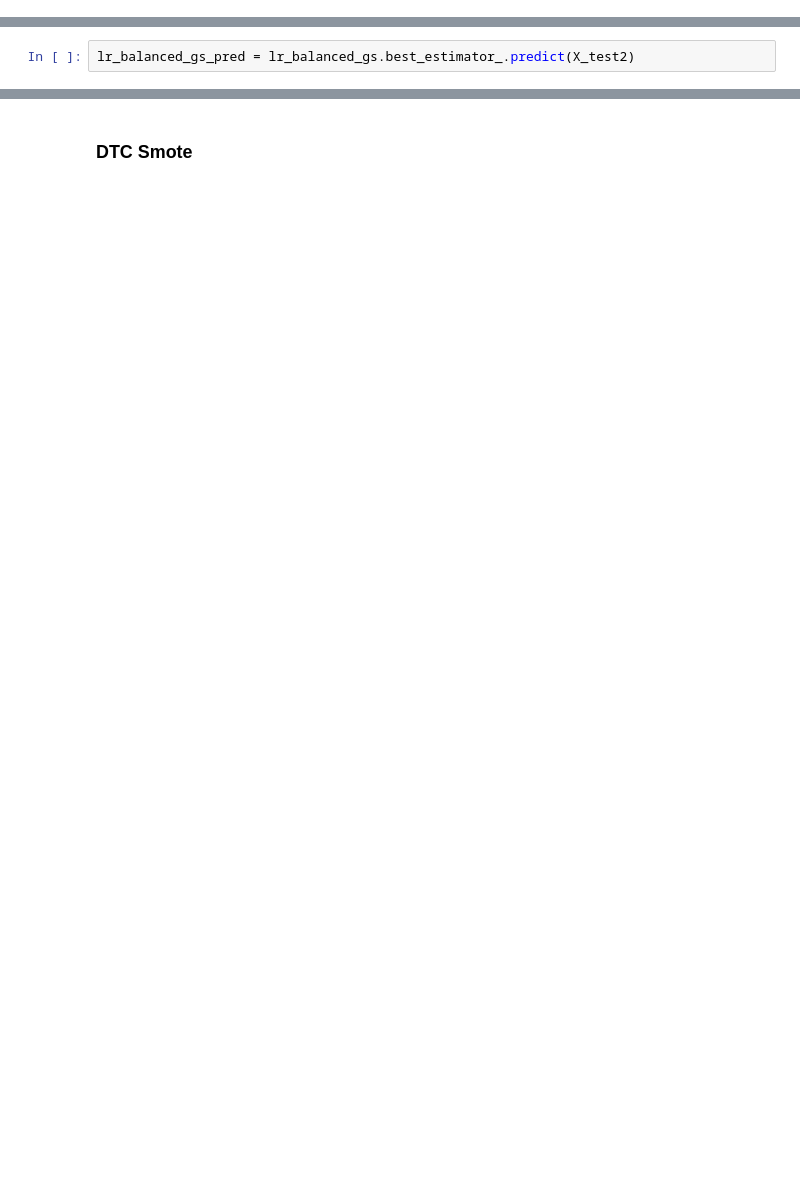
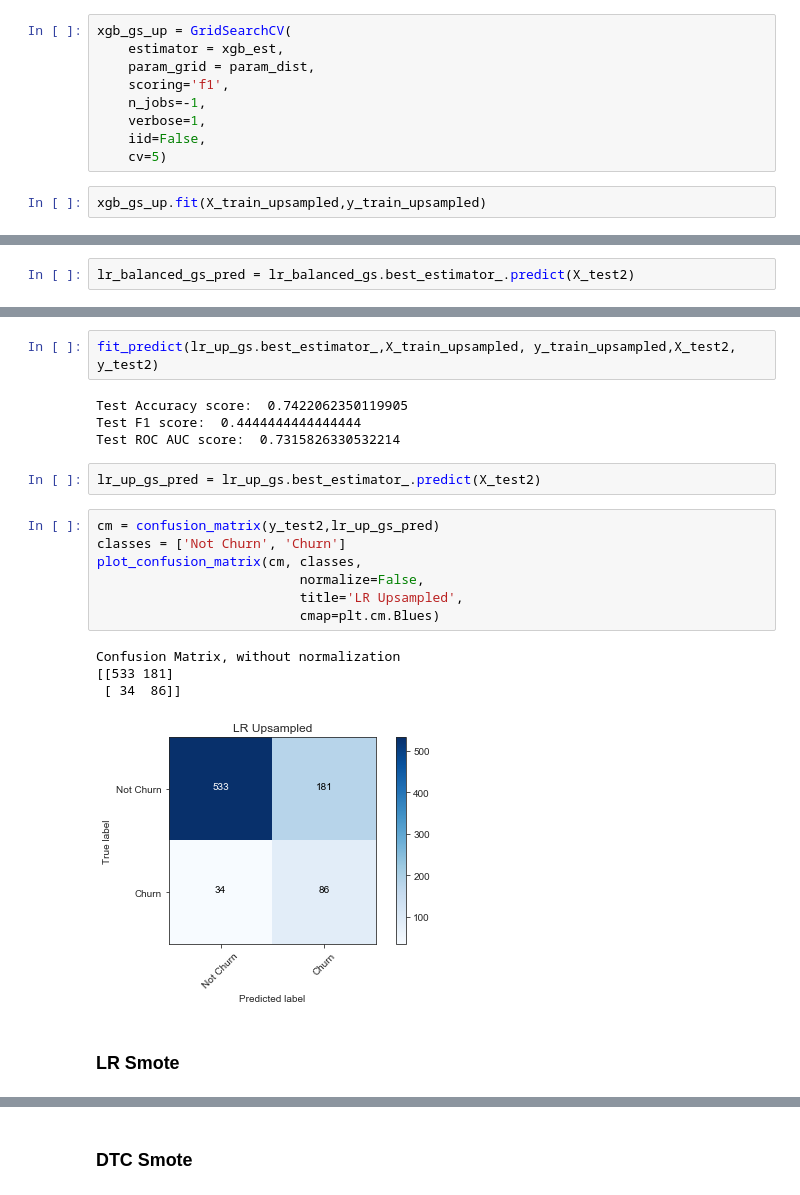
Before and after one commit to ChrisFiorentine/mod3_project, a Jupyter notebook: next_notebook.ipynb, the cells around one changed output, grey strips where cells are left out. Saved outputs shown, nothing was run; the diff lists cells and outputs as text; blank space fills up the shorter version.

```diff
--- a/next_notebook.ipynb
+++ b/next_notebook.ipynb
@@ -729,0 +853,11 @@ print(xgb_gs.best_estimator_)
+# %%
+xgb_gs_up = GridSearchCV(
+    estimator = xgb_est,
+    param_grid = param_dist,
+    scoring='f1',
+    n_jobs=-1,
+    verbose=1,
+    iid=False,
+    cv=5)
+# %%
+xgb_gs_up.fit(X_train_upsampled,y_train_upsampled)
@@ -787,0 +964,22 @@ Confusion Matrix, without normalization
+# %%
+fit_predict(lr_up_gs.best_estimator_,X_train_upsampled, y_train_upsampled,X_test2, y_test2)
+# %% [output]
+Test Accuracy score:  0.7422062350119905
+Test F1 score:  0.4444444444444444
+Test ROC AUC score:  0.7315826330532214
+# %%
+lr_up_gs_pred = lr_up_gs.best_estimator_.predict(X_test2)
+# %%
+cm = confusion_matrix(y_test2,lr_up_gs_pred)
+classes = ['Not Churn', 'Churn']
+plot_confusion_matrix(cm, classes,
+                          normalize=False,
+                          title='LR Upsampled',
+                          cmap=plt.cm.Blues)
+# %% [output]
+Confusion Matrix, without normalization
+[[533 181]
+ [ 34  86]]
+[figure, added]
+# %% [markdown]
+### LR Smote
```
Also changed, not shown: parts of 76 cells of this notebook.
